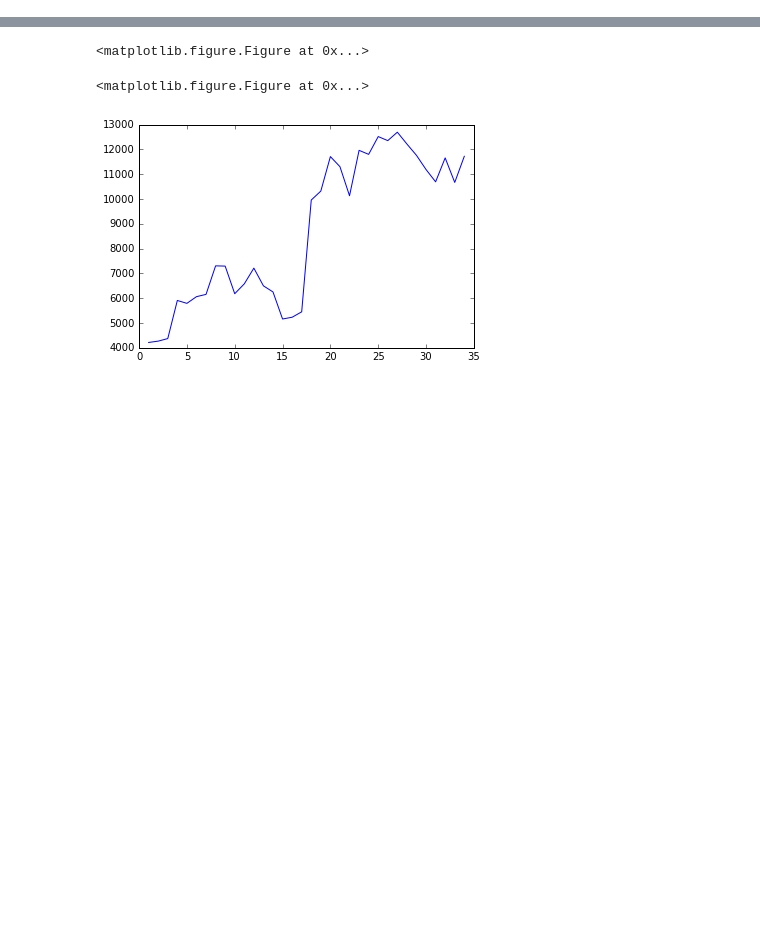
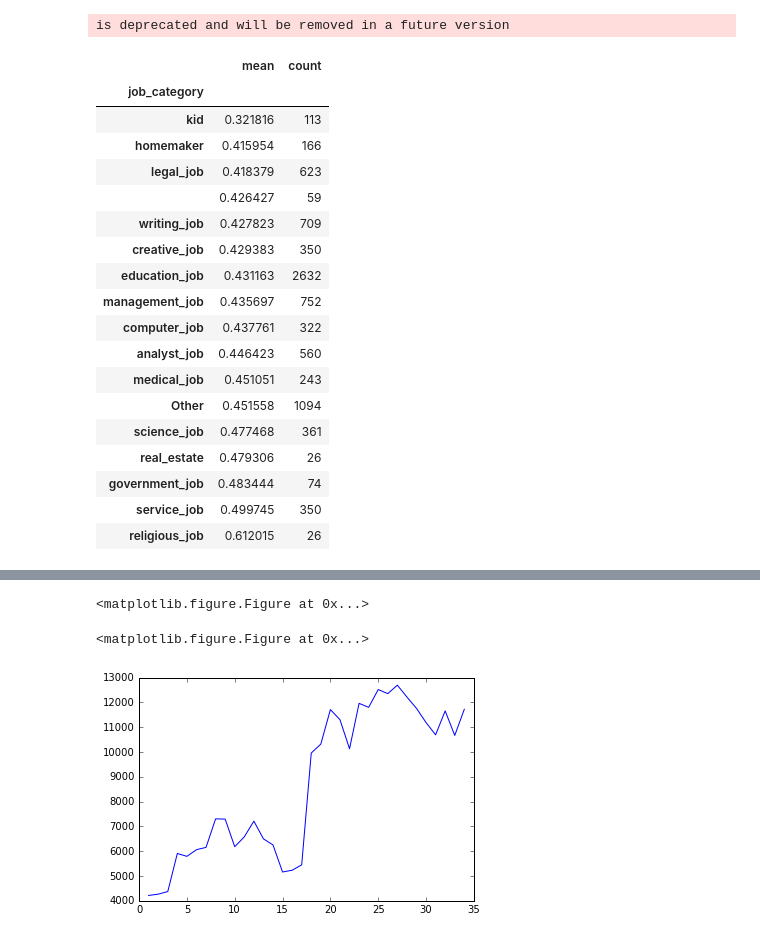
Before and after one commit to isaaclayton/jeopardy_project, a Jupyter notebook: dataviz_sandbox.ipynb, the cells around one changed output, grey strips where cells are left out. Cells and saved outputs as stored; diff of their text form; code cells hidden in the pictures; blank space fills up the shorter version.

```diff
--- a/dataviz_sandbox.ipynb
+++ b/dataviz_sandbox.ipynb
@@ -568,0 +706,55 @@ stacked_eps.head()
+# %%
+DD_filter = ((stacked_eps['DD1'])&(stacked_eps['DD1_answered']))|\
+            ((stacked_eps['DD2'])&(stacked_eps['DD2_answered']))|\
+            ((stacked_eps['DD2'])&(stacked_eps['DD2_answered']))
+stacked_eps.loc[DD_filter, 'DD_wager_percent'] = \
+abs(stacked_eps.loc[DD_filter, 'add'] / (stacked_eps.loc[DD_filter, 'cumsum'] - stacked_eps.loc[DD_filter, 'add']))
+# %%
+stacked_eps[np.isinf(stacked_eps['DD_wager_percent'])] = np.nan
+# %%
+before_dd = stacked_eps.loc[DD_filter, 'cumsum'] - stacked_eps.loc[DD_filter, 'add']
+# %%
+def nov2001valuefilter(before_dd: pd.core.series.Series, higher: bool=True, post: bool=True) -> pd.core.series.Series:
+    '''On November 26, 2001, the values of clues on Jeopardy were doubled. This is to account for that so that
+    I'm being unbiased to contestants who could have earned less money'''
+    if higher:
+        higher = operator.gt
+    else:
+        higher = operator.le
+    if post:
+        post = operator.ge
+        j_val = 1000
+        dj_val = 2000
+    else:
+        post = operator.lt
+        j_val = 500
+        dj_val = 1000
+
+    return (((higher(before_dd,j_val) & (stacked_eps['round']=='jeopardy_round'))|\
+             (higher(before_dd,dj_val) & (stacked_eps['round']=='double_jeopardy_round'))) & \
+            post(stacked_eps['show_num'],3966))
+# %%
+#JOB CATEGORY DD WAGERS
+stacked_eps[DD_filter & (nov2001valuefilter(before_dd, post=False) | nov2001valuefilter(before_dd))]\
+.groupby('job_category')['DD_wager_percent'].agg({'mean': 'mean', 'count': 'count'}).sort_values(by='mean')
+# %% [output]
+is deprecated and will be removed in a future version
+|  | mean | count |
+| job_category |  |  |
+| kid | 0.321816 | 113 |
+| homemaker | 0.415954 | 166 |
+| legal_job | 0.418379 | 623 |
+|  | 0.426427 | 59 |
+| writing_job | 0.427823 | 709 |
+| creative_job | 0.429383 | 350 |
+| education_job | 0.431163 | 2632 |
+| management_job | 0.435697 | 752 |
+| computer_job | 0.437761 | 322 |
+| analyst_job | 0.446423 | 560 |
+| medical_job | 0.451051 | 243 |
+| Other | 0.451558 | 1094 |
+| science_job | 0.477468 | 361 |
+| real_estate | 0.479306 | 26 |
+| government_job | 0.483444 | 74 |
+| service_job | 0.499745 | 350 |
+| religious_job | 0.612015 | 26 |
```
Also changed, not shown: parts of 155 cells of this notebook, 23 other files.
